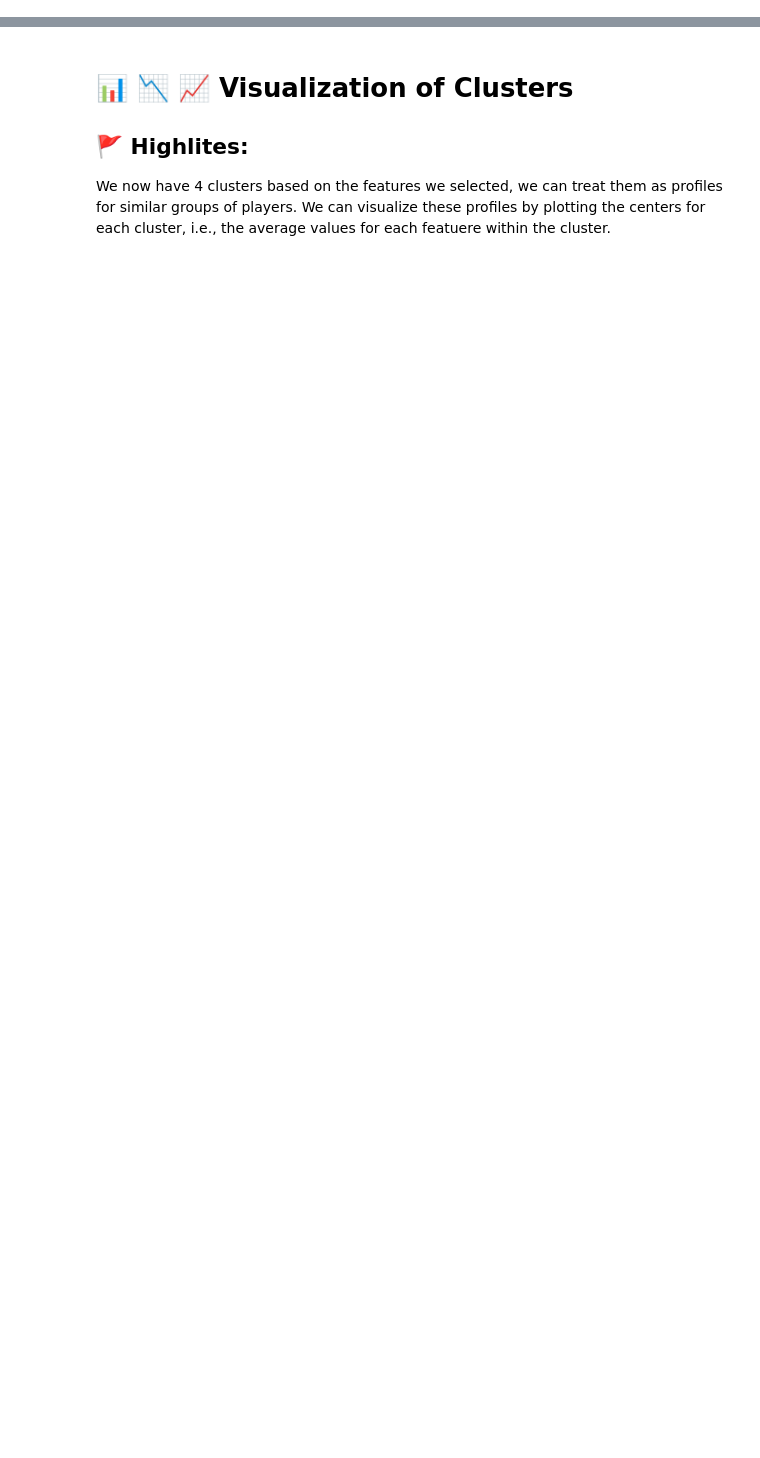
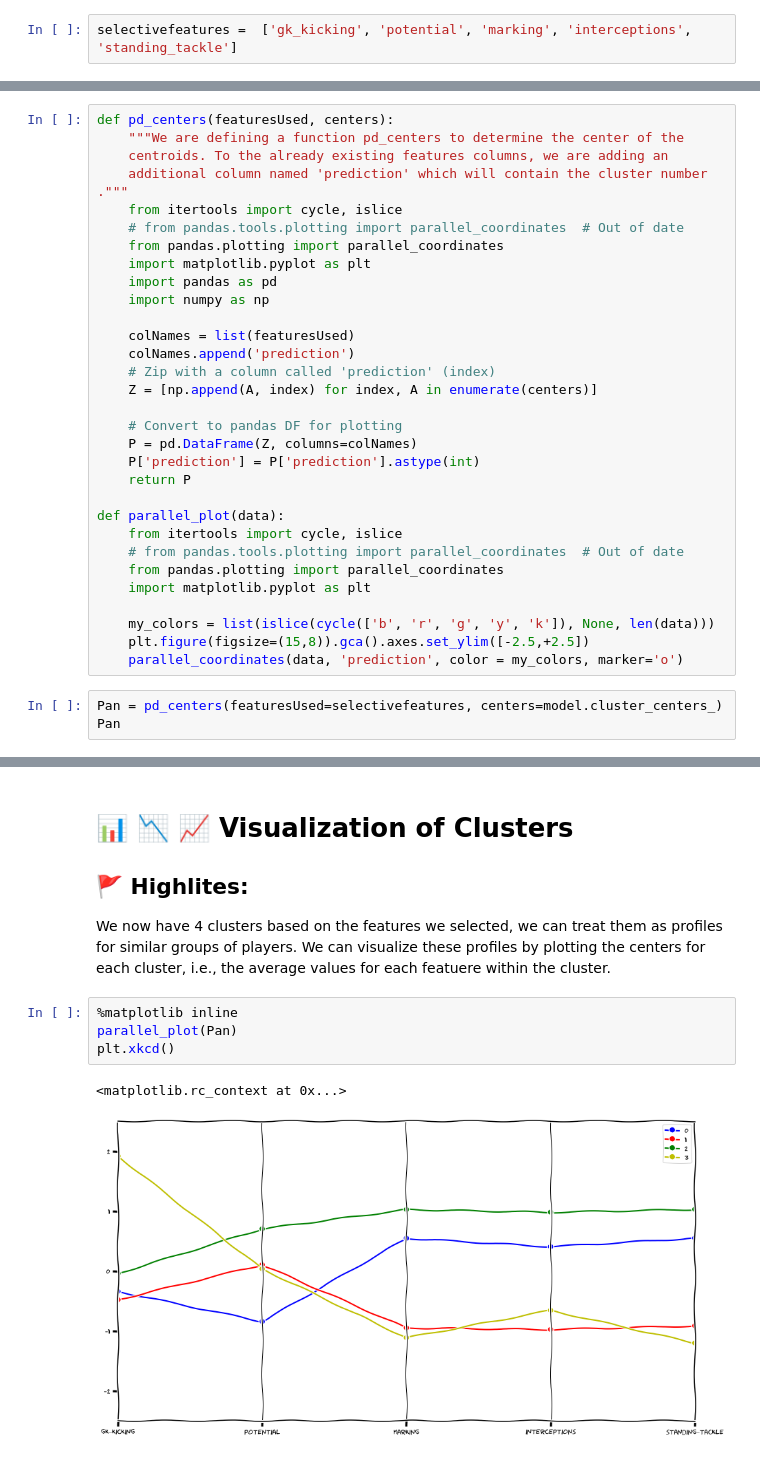
Before and after one commit to PabloYepes27/DataScience, a Jupyter notebook: Introduction_to_Data_Science_With_Data_Science.ipynb, the cells around one changed output, grey strips where cells are left out. Saved outputs shown, nothing was run; the diff lists cells and outputs as text; blank space fills up the shorter version.

```diff
--- a/Introduction_to_Data_Science_With_Data_Science.ipynb
+++ b/Introduction_to_Data_Science_With_Data_Science.ipynb
@@ -361,3 +422,5 @@ Until now, we used basic statistics and correlation coefficients to start formin
 Generally, someone with domain knowledge needs to define which features. We could have also selected some of the features with highest correlation with overall_rating. However, it does not guarantee best outcome always as we are not sure if the top five features are independent. For example, if 4 of the 5 features depend on the remaining 1 feature, taking all 5 does not give new information.
 # %% [markdown]
 ## &#128505; &#128503; Select Features on Which to Group Players
+# %%
+selectivefeatures =  ['gk_kicking', 'potential', 'marking', 'interceptions', 'standing_tackle']
@@ -369,0 +512,34 @@ Now we will use a machine learning method called KMeans to cluster the values (i
+# %%
+def pd_centers(featuresUsed, centers):
+    """We are defining a function pd_centers to determine the center of the
+    centroids. To the already existing features columns, we are adding an
+    additional column named 'prediction' which will contain the cluster number ."""
+    from itertools import cycle, islice
+    # from pandas.tools.plotting import parallel_coordinates  # Out of date
+    from pandas.plotting import parallel_coordinates
+    import matplotlib.pyplot as plt
+    import pandas as pd
+    import numpy as np
+
+    colNames = list(featuresUsed)
+    colNames.append('prediction')
+    # Zip with a column called 'prediction' (index)
+    Z = [np.append(A, index) for index, A in enumerate(centers)]
+
+    # Convert to pandas DF for plotting
+    P = pd.DataFrame(Z, columns=colNames)
+    P['prediction'] = P['prediction'].astype(int)
+    return P
+
+def parallel_plot(data):
+    from itertools import cycle, islice
+    # from pandas.tools.plotting import parallel_coordinates  # Out of date
+    from pandas.plotting import parallel_coordinates
+    import matplotlib.pyplot as plt
+
+    my_colors = list(islice(cycle(['b', 'r', 'g', 'y', 'k']), None, len(data)))
+    plt.figure(figsize=(15,8)).gca().axes.set_ylim([-2.5,+2.5])
+    parallel_coordinates(data, 'prediction', color = my_colors, marker='o')
+# %%
+Pan = pd_centers(featuresUsed=selectivefeatures, centers=model.cluster_centers_)
+Pan
@@ -372,3 +554,10 @@ Now we will use a machine learning method called KMeans to cluster the values (i
 
 ## &#128681; Highlites:
 We now have 4 clusters based on the features we selected, we can treat them as profiles for similar groups of players. We can visualize these profiles by plotting the centers for each cluster, i.e., the average values for each featuere within the cluster.
+# %%
+%matplotlib inline
+parallel_plot(Pan)
+plt.xkcd()
+# %% [output]
+<matplotlib.rc_context at 0x...>
+[figure, added]
```
Also changed, not shown: parts of 23 cells of this notebook.
